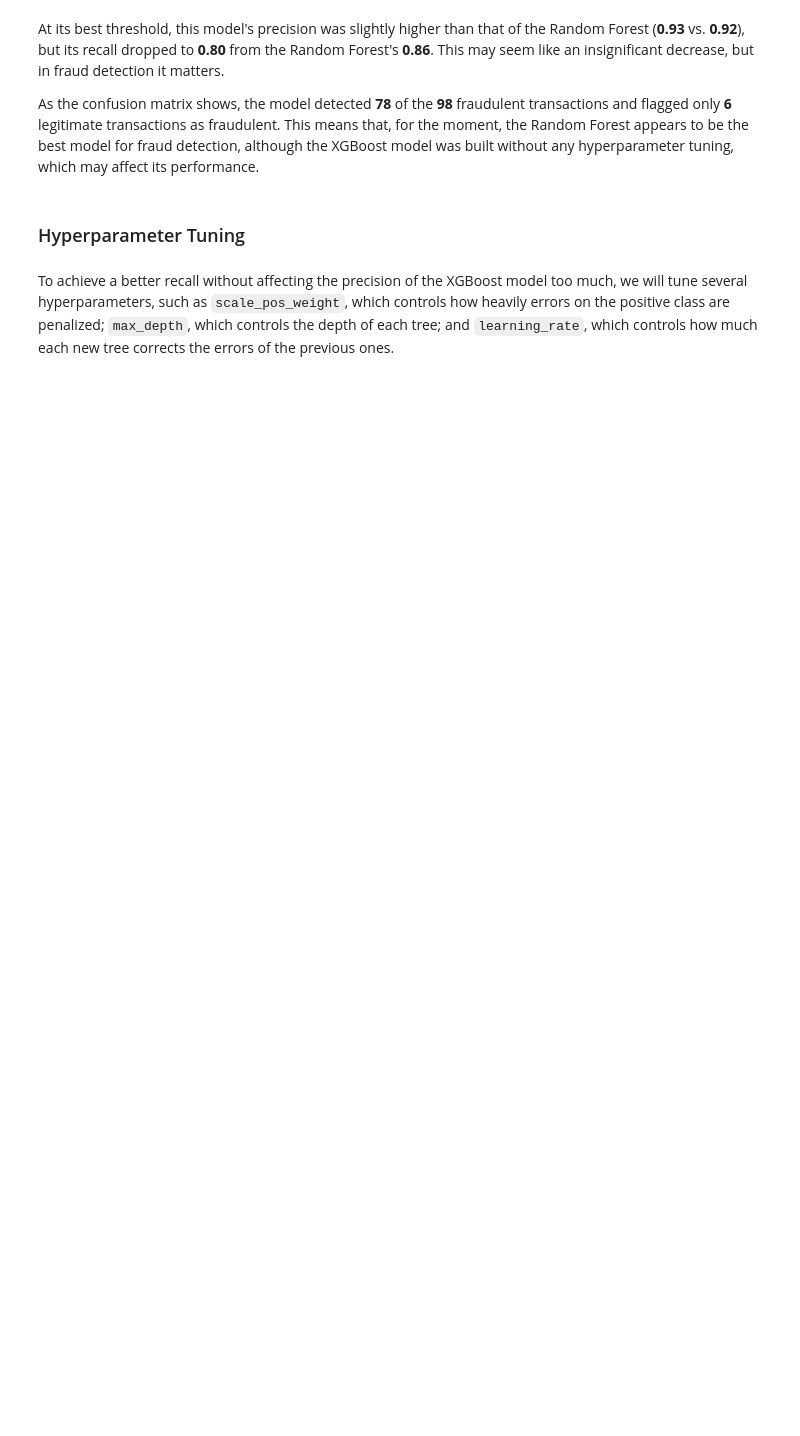
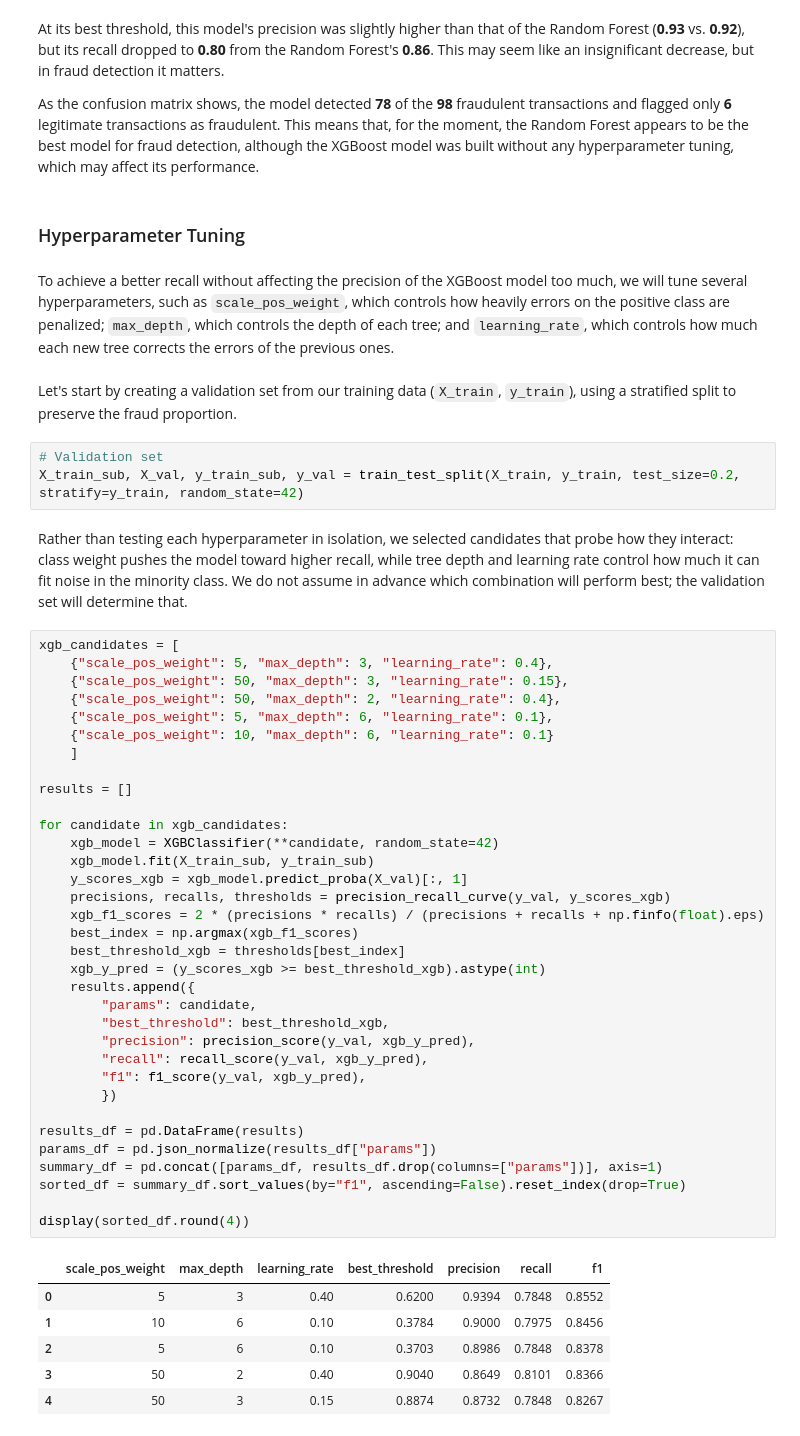
Before and after one commit to sgcuervo/credit-card-fraud-detection, a Jupyter notebook: credit-card-fraud-detection.ipynb, the cells around one changed output. Drawn from its saved outputs; the diff is of its cells as text; blank space fills up the shorter version.

```diff
--- a/credit-card-fraud-detection.ipynb
+++ b/credit-card-fraud-detection.ipynb
@@ -568,3 +571,51 @@ As the confusion matrix shows, the model detected **78** of the **98** fraudulen
 ### Hyperparameter Tuning
 # %% [markdown]
 To achieve a better recall without affecting the precision of the XGBoost model too much, we will tune several hyperparameters, such as `scale_pos_weight`, which controls how heavily errors on the positive class are penalized; `max_depth`, which controls the depth of each tree; and `learning_rate`, which controls how much each new tree corrects the errors of the previous ones.
+# %% [markdown]
+Let's start by creating a validation set from our training data (`X_train`, `y_train`), using a stratified split to preserve the fraud proportion.
+# %%
+# Validation set
+X_train_sub, X_val, y_train_sub, y_val = train_test_split(X_train, y_train, test_size=0.2, stratify=y_train, random_state=42)
+# %% [markdown]
+Rather than testing each hyperparameter in isolation, we selected candidates that probe how they interact: class weight pushes the model toward higher recall, while tree depth and learning rate control how much it can fit noise in the minority class. We do not assume in advance which combination will perform best; the validation set will determine that.
+# %%
+xgb_candidates = [
+    {"scale_pos_weight": 5, "max_depth": 3, "learning_rate": 0.4},
+    {"scale_pos_weight": 50, "max_depth": 3, "learning_rate": 0.15},
+    {"scale_pos_weight": 50, "max_depth": 2, "learning_rate": 0.4},
+    {"scale_pos_weight": 5, "max_depth": 6, "learning_rate": 0.1},
+    {"scale_pos_weight": 10, "max_depth": 6, "learning_rate": 0.1}
+    ]
+
+results = []
+
+for candidate in xgb_candidates:
+    xgb_model = XGBClassifier(**candidate, random_state=42)
+    xgb_model.fit(X_train_sub, y_train_sub)
+    y_scores_xgb = xgb_model.predict_proba(X_val)[:, 1]
+    precisions, recalls, thresholds = precision_recall_curve(y_val, y_scores_xgb)
+    xgb_f1_scores = 2 * (precisions * recalls) / (precisions + recalls + np.finfo(float).eps)
+    best_index = np.argmax(xgb_f1_scores)
+    best_threshold_xgb = thresholds[best_index]
+    xgb_y_pred = (y_scores_xgb >= best_threshold_xgb).astype(int)
+    results.append({
+        "params": candidate,
+        "best_threshold": best_threshold_xgb,
+        "precision": precision_score(y_val, xgb_y_pred),
+        "recall": recall_score(y_val, xgb_y_pred),
+        "f1": f1_score(y_val, xgb_y_pred),
+        })
+
+results_df = pd.DataFrame(results)
+params_df = pd.json_normalize(results_df["params"])
+summary_df = pd.concat([params_df, results_df.drop(columns=["params"])], axis=1)
+sorted_df = summary_df.sort_values(by="f1", ascending=False).reset_index(drop=True)
+
+display(sorted_df.round(4))
+# %% [output]
+|  | scale_pos_weight | max_depth | learning_rate | best_threshold | precision | recall | f1 |
+| 0 | 5 | 3 | 0.40 | 0.6200 | 0.9394 | 0.7848 | 0.8552 |
+| 1 | 10 | 6 | 0.10 | 0.3784 | 0.9000 | 0.7975 | 0.8456 |
+| 2 | 5 | 6 | 0.10 | 0.3703 | 0.8986 | 0.7848 | 0.8378 |
+| 3 | 50 | 2 | 0.40 | 0.9040 | 0.8649 | 0.8101 | 0.8366 |
+| 4 | 50 | 3 | 0.15 | 0.8874 | 0.8732 | 0.7848 | 0.8267 |
```
Also changed, not shown: parts of 8 cells of this notebook.
